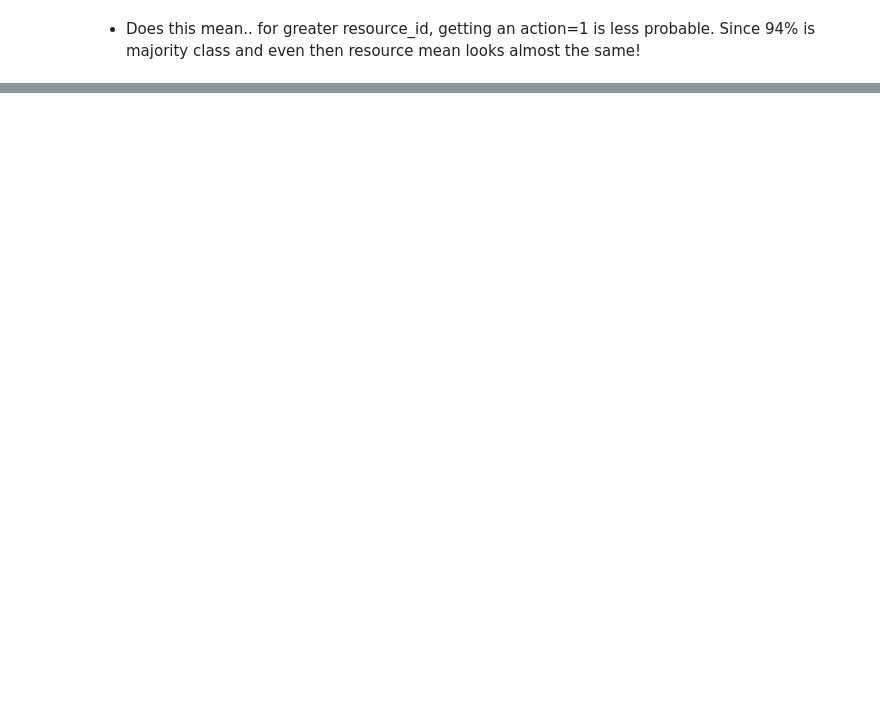
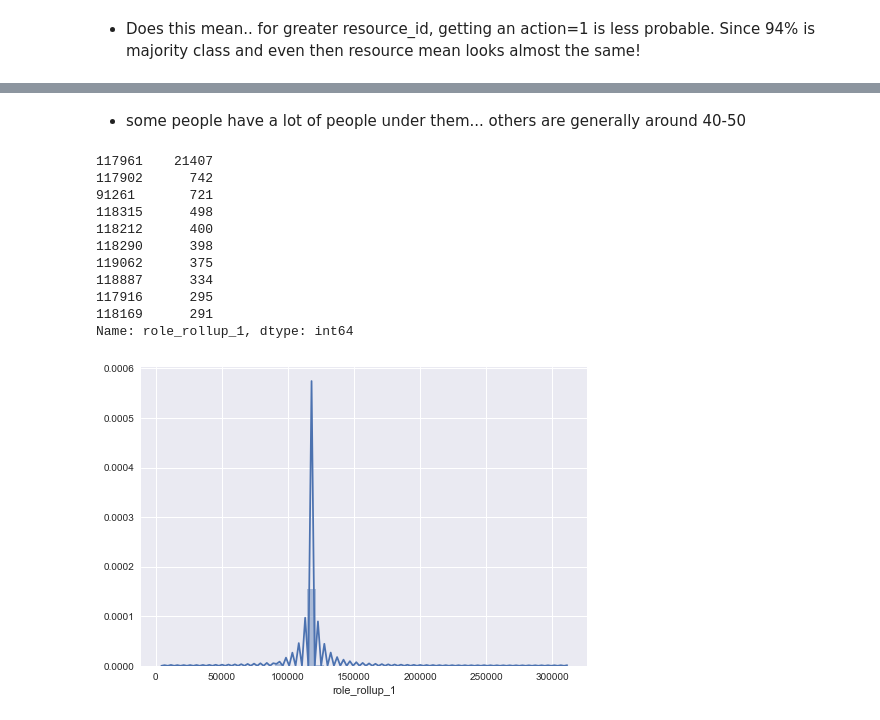
Before and after one commit to Saikiran5669/Amazon-Employee-Access-Challenge, a Jupyter notebook: Amazon-Employee-Access-Challenge.ipynb, the cells around one changed output, grey strips where cells are left out. Cells and saved outputs as stored; diff of their text form; code cells hidden in the pictures; blank space fills up the shorter version.

```diff
--- a/Amazon-Employee-Access-Challenge.ipynb
+++ b/Amazon-Employee-Access-Challenge.ipynb
@@ -108,0 +342,18 @@ amazon-employee-access-challenge
+# %% [markdown]
+* some people have a lot of people under them... others are generally around 40-50
+# %%
+sns.distplot(train['role_rollup_1']);
+train['role_rollup_1'].value_counts()[0:10]
+# %% [output]
+117961    21407
+117902      742
+91261       721
+118315      498
+118212      400
+118290      398
+119062      375
+118887      334
+117916      295
+118169      291
+Name: role_rollup_1, dtype: int64
+[figure, added]
```
Also changed, not shown: parts of 61 cells of this notebook.
